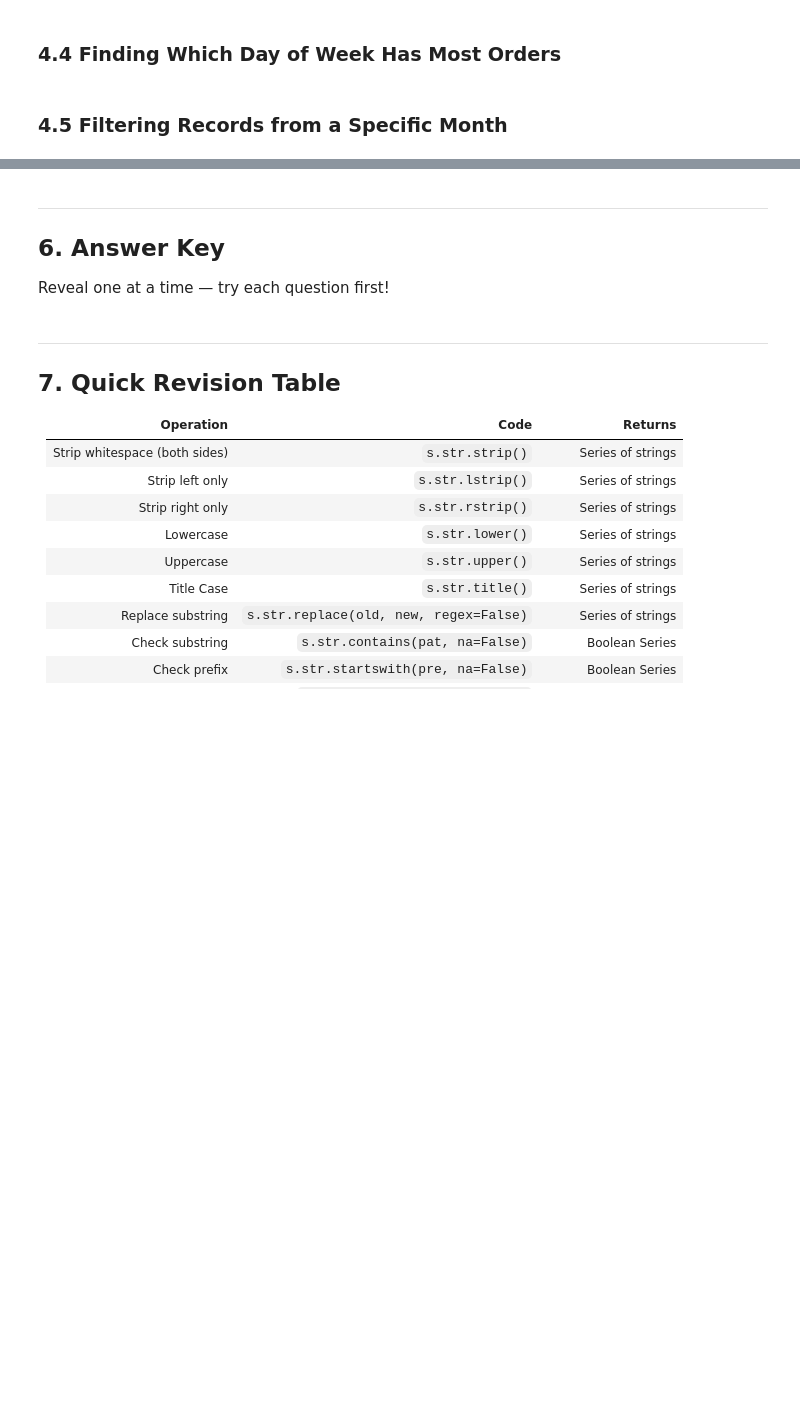
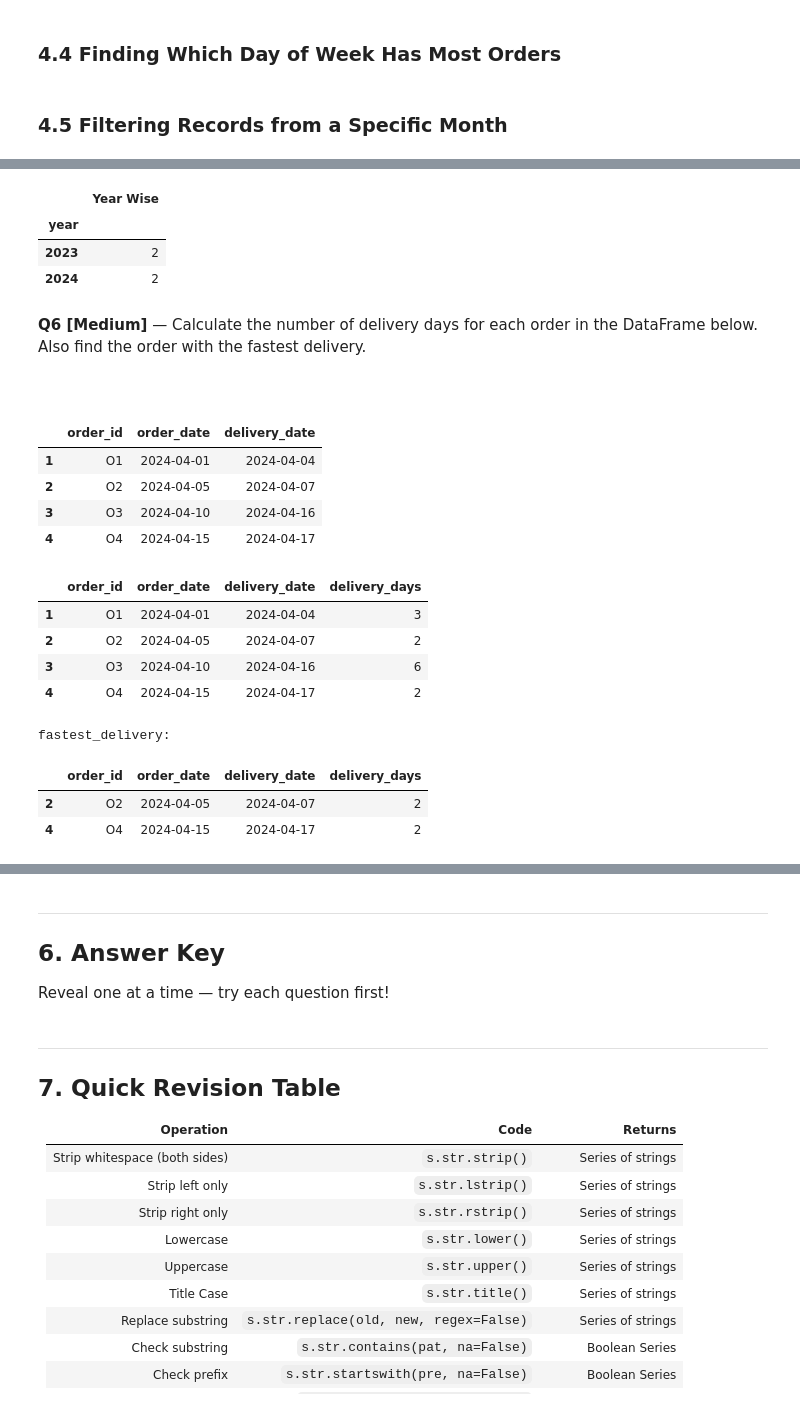
Before and after one commit to abhishekkatewaofficial-lab/Machine-Learning, a Jupyter notebook: Notes/Pandas/2. Intermediate/04_string_and_datetime.ipynb, the cells around one changed output, grey strips where cells are left out. Cells and saved outputs as stored; diff of their text form; code cells hidden in the pictures; blank space fills up the shorter version.

````diff
--- a/Notes/Pandas/2. Intermediate/04_string_and_datetime.ipynb
+++ b/Notes/Pandas/2. Intermediate/04_string_and_datetime.ipynb
@@ -703,0 +755,46 @@ q7_df = pd.DataFrame({
+# %%
+q4_df['year'].value_counts().to_frame(name='Year Wise')
+# %% [output]
+|  | Year Wise |
+| year |  |
+| 2023 | 2 |
+| 2024 | 2 |
+# %% [markdown]
+**Q6 [Medium]** — Calculate the number of delivery days for each order in the DataFrame below. Also find the order with the fastest delivery.
+
+```python
+
+```
+# %%
+q6_df = pd.DataFrame({
+    'order_id':      ['O1', 'O2', 'O3', 'O4'],
+    'order_date':    ['2024-04-01', '2024-04-05', '2024-04-10', '2024-04-15'],
+    'delivery_date': ['2024-04-04', '2024-04-07', '2024-04-16', '2024-04-17'],
+},index=[1,2,3,4])
+
+q6_df['delivery_date'] = pd.to_datetime(q6_df['delivery_date'])
+q6_df['order_date']    = pd.to_datetime(q6_df['order_date'])
+
+display(q6_df)
+
+q6_df['delivery_days'] = q6_df['delivery_date'].dt.day - q6_df['order_date'].dt.day
+
+display(q6_df)
+
+print('fastest_delivery:')
+q6_df[q6_df['delivery_days'] == q6_df['delivery_days'].min()]
+# %% [output]
+|  | order_id | order_date | delivery_date |
+| 1 | O1 | 2024-04-01 | 2024-04-04 |
+| 2 | O2 | 2024-04-05 | 2024-04-07 |
+| 3 | O3 | 2024-04-10 | 2024-04-16 |
+| 4 | O4 | 2024-04-15 | 2024-04-17 |
+|  | order_id | order_date | delivery_date | delivery_days |
+| 1 | O1 | 2024-04-01 | 2024-04-04 | 3 |
+| 2 | O2 | 2024-04-05 | 2024-04-07 | 2 |
+| 3 | O3 | 2024-04-10 | 2024-04-16 | 6 |
+| 4 | O4 | 2024-04-15 | 2024-04-17 | 2 |
+fastest_delivery:
+|  | order_id | order_date | delivery_date | delivery_days |
+| 2 | O2 | 2024-04-05 | 2024-04-07 | 2 |
+| 4 | O4 | 2024-04-15 | 2024-04-17 | 2 |
````
Also changed, not shown: parts of 24 cells of this notebook.
